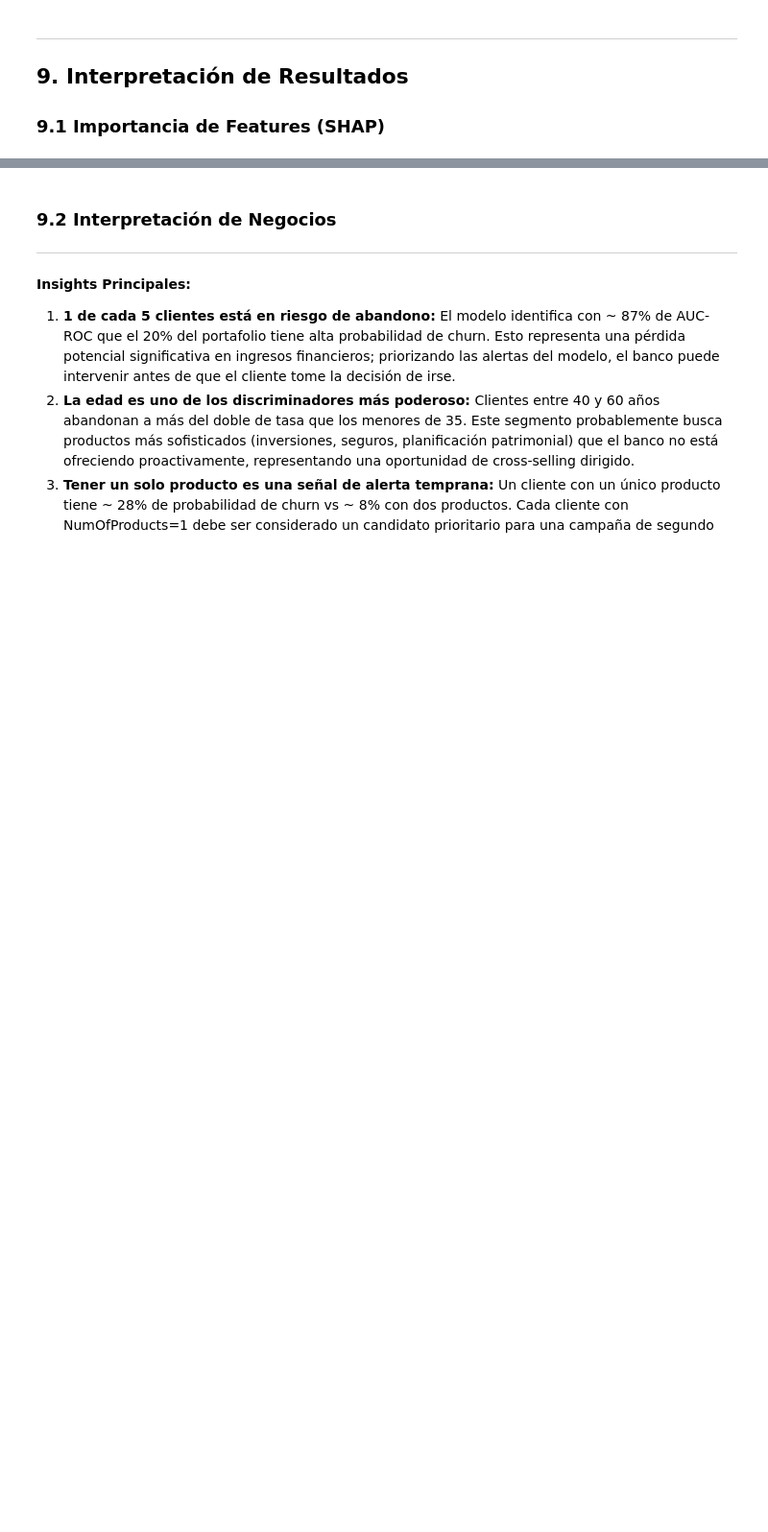
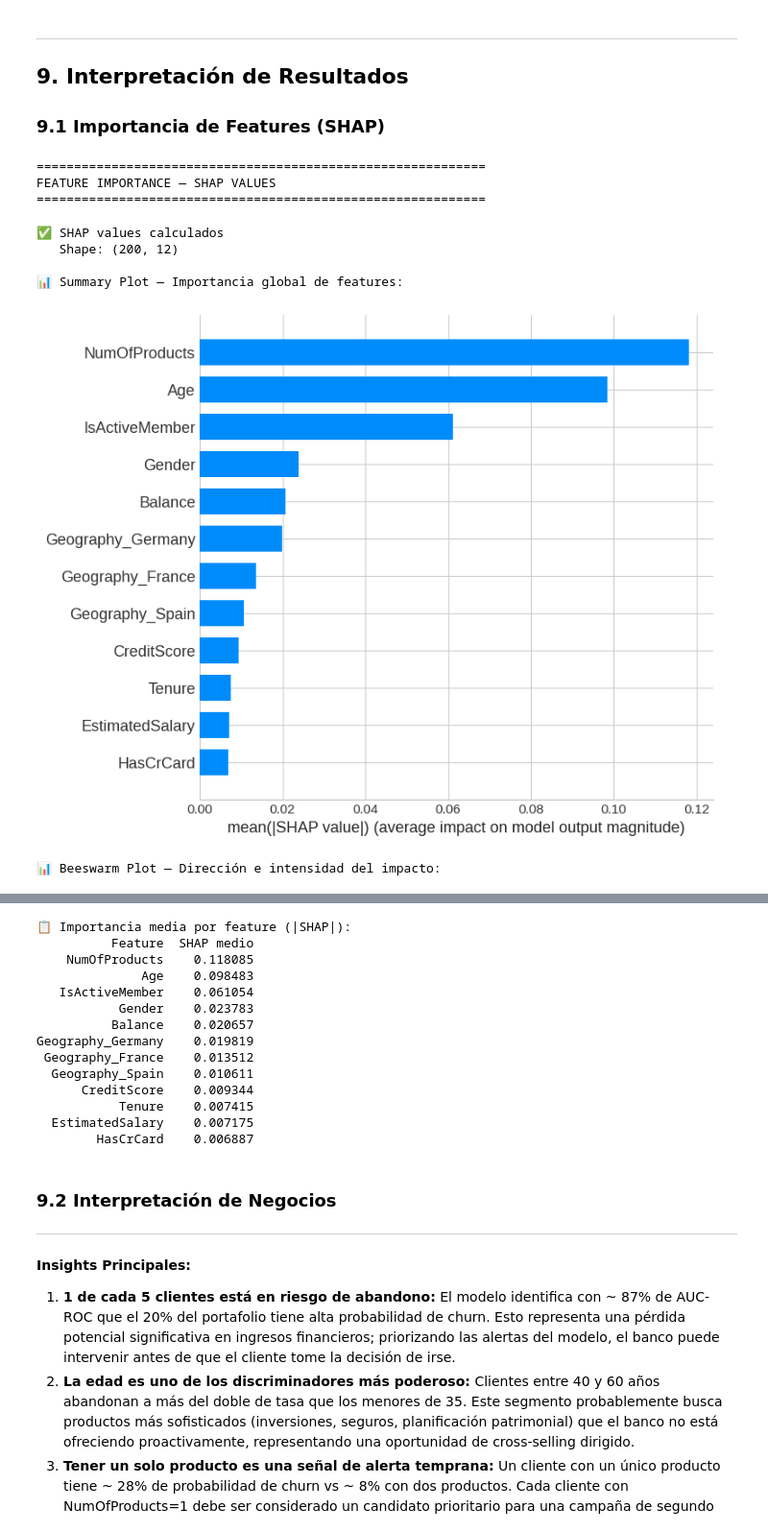
Before and after one commit to NBOZA2808/AML-Final-Boza-Solis-Nelson, a Jupyter notebook: notebooks/final_project.ipynb, the cells around one changed output, grey strips where cells are left out. Shown at 96% size. Drawn from its saved outputs; the diff is of its cells as text; code cells hidden in the pictures; blank space fills up the shorter version.

```diff
--- a/notebooks/final_project.ipynb
+++ b/notebooks/final_project.ipynb
@@ -1702,7 +1702,26 @@ def model_predict(X_np):
 X_background_np = X_train.values[:100]
 X_explain_np    = X_test.values[:200]
 
+
+
 explainer      = shap.KernelExplainer(model_predict, X_background_np)
+import tqdm
+import tqdm.auto
+# Reemplazar tqdm con una versión que no hace nada
+class SilentTqdm:
+    def __init__(self, iterable=None, *args, **kwargs):
+        self.iterable = iterable
+    def __iter__(self):
+        return iter(self.iterable)
+    def __enter__(self):
+        return self
+    def __exit__(self, *args):
+        pass
+    def update(self, *args, **kwargs):
+        pass
+
+tqdm.tqdm = SilentTqdm
+tqdm.auto.tqdm = SilentTqdm
 shap_values_np = explainer.shap_values(X_explain_np, nsamples=100)
 
 print("✅ SHAP values calculados")
@@ -1712,30 +1731,40 @@ print(f"   Shape: {np.array(shap_values_np).shape}")
 print("\n📊 Summary Plot — Importancia global de features:")
 fig1, ax1 = plt.subplots(figsize=(10, 6))
 shap.summary_plot(shap_values_np, X_explain_np,
                   feature_names=FEATURE_NAMES,
                   plot_type="bar", show=False)
 plt.tight_layout()
 plt.savefig("shap_summary_bar.png", dpi=150, bbox_inches='tight')
 plt.show()
 plt.close()
 
 # ── Gráfico 2: Beeswarm plot (dirección e intensidad del impacto) ─────────
 print("\n📊 Beeswarm Plot — Dirección e intensidad del impacto:")
 fig2, ax2 = plt.subplots(figsize=(10, 6))
 shap.summary_plot(shap_values_np, X_explain_np,
                   feature_names=FEATURE_NAMES,
                   show=False)
 plt.tight_layout()
 plt.savefig("shap_beeswarm.png", dpi=150, bbox_inches='tight')
 plt.show()
 plt.close()
 
 # ── Tabla de importancia media ─────────────────────────────────────────────
 mean_shap = np.abs(np.array(shap_values_np)).mean(axis=0)
 shap_df   = pd.DataFrame({
     'Feature':    FEATURE_NAMES,
     'SHAP medio': mean_shap
 }).sort_values('SHAP medio', ascending=False)
 
 print("\n📋 Importancia media por feature (|SHAP|):")
 print(shap_df.reset_index(drop=True).to_string(index=False))
+# %% [output]
+============================================================
+FEATURE IMPORTANCE — SHAP VALUES
+============================================================
+✅ SHAP values calculados
+   Shape: (200, 12)
+
+📊 Summary Plot — Importancia global de features:
+[figure, added]
+📊 Beeswarm Plot — Dirección e intensidad del impacto:
@@ -1742,3 +1772,17 @@ print(shap_df.reset_index(drop=True).to_string(index=False))
+📋 Importancia media por feature (|SHAP|):
+          Feature  SHAP medio
+    NumOfProducts    0.118085
+              Age    0.098483
+   IsActiveMember    0.061054
+           Gender    0.023783
+          Balance    0.020657
+Geography_Germany    0.019819
+ Geography_France    0.013512
+  Geography_Spain    0.010611
+      CreditScore    0.009344
+           Tenure    0.007415
+  EstimatedSalary    0.007175
+        HasCrCard    0.006887
 # %% [markdown]
 ### 9.2 Interpretación de Negocios
 
```
Also changed, not shown: parts of 1 cell of this notebook.
